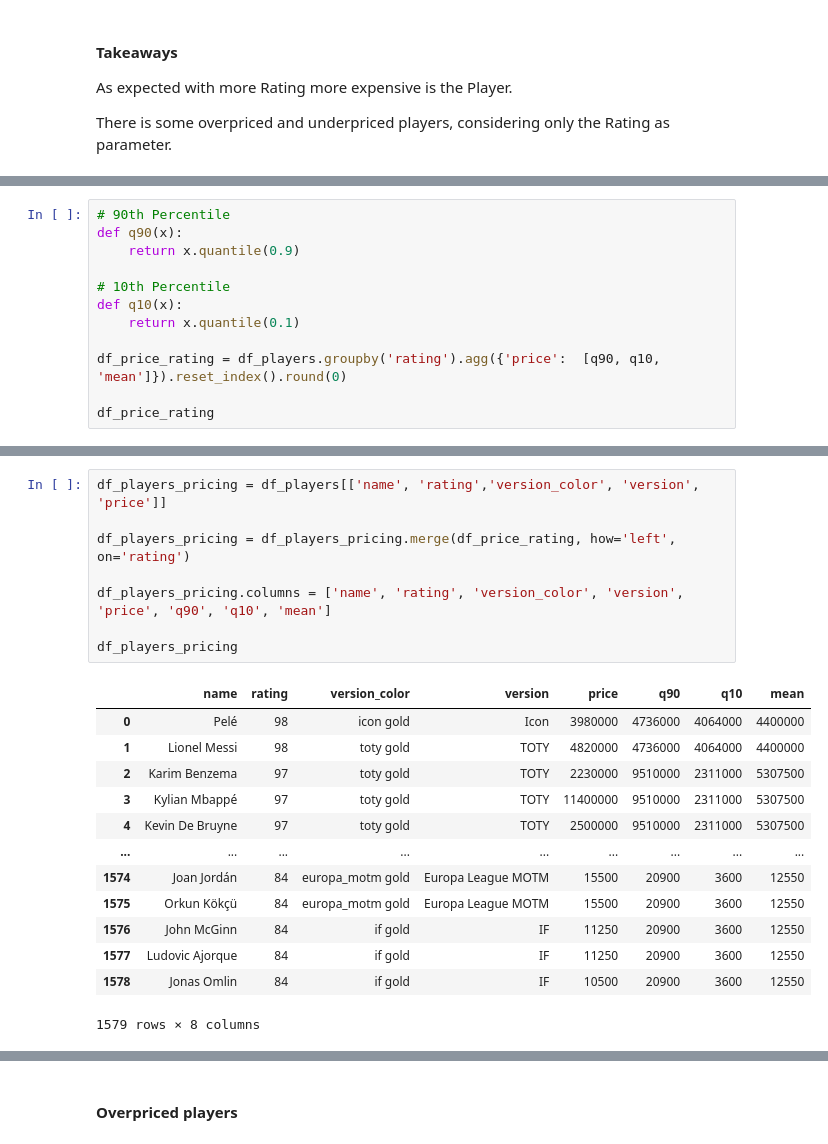
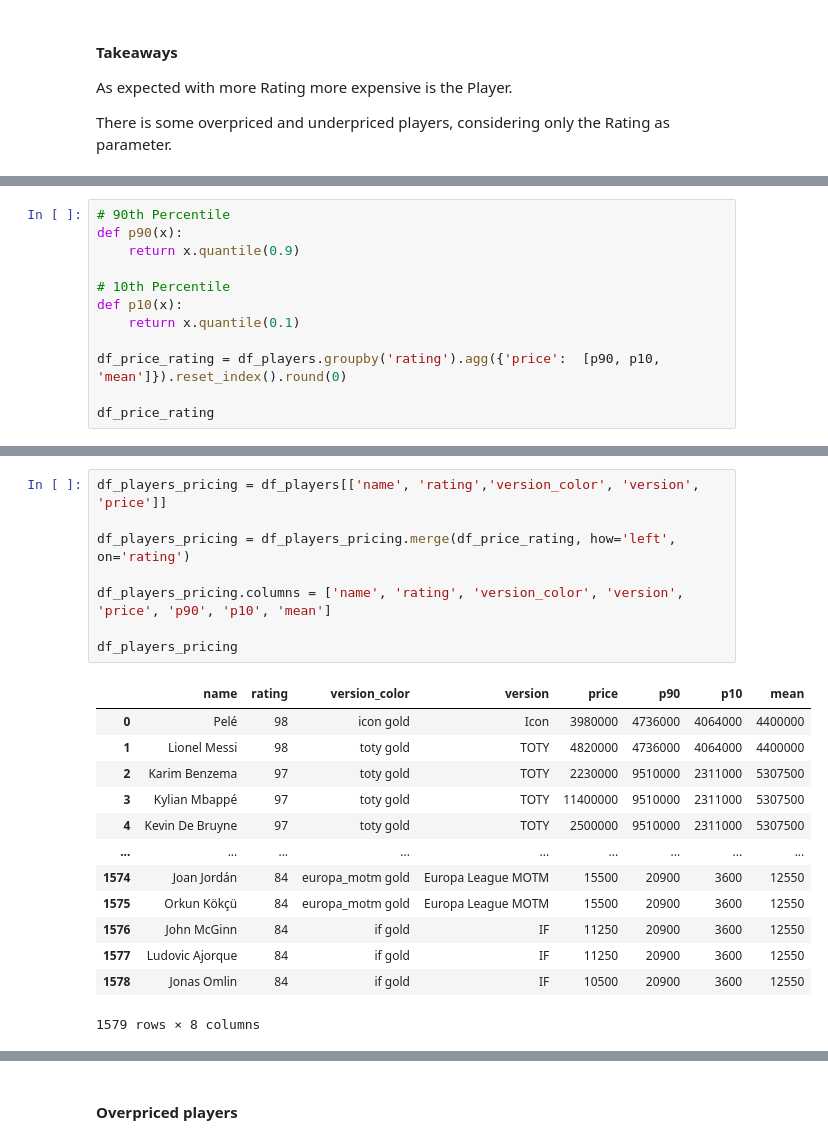
Before and after one commit to felipemayer/fut-23-analysis, a Jupyter notebook: players_analysis.ipynb, the cells around one changed output, grey strips where cells are left out. Saved outputs shown, nothing was run; the diff lists cells and outputs as text.

```diff
--- a/players_analysis.ipynb
+++ b/players_analysis.ipynb
@@ -657,13 +657,13 @@ Which players is overpriced/ underpriced considering the outliers per Rating? Th
 # %%
 # 90th Percentile
-def q90(x):
+def p90(x):
     return x.quantile(0.9)
 
 # 10th Percentile
-def q10(x):
+def p10(x):
     return x.quantile(0.1)
 
-df_price_rating = df_players.groupby('rating').agg({'price':  [q90, q10, 'mean']}).reset_index().round(0)
+df_price_rating = df_players.groupby('rating').agg({'price':  [p90, p10, 'mean']}).reset_index().round(0)
 
 df_price_rating
 # %% [output]
@@ -688,13 +688,13 @@ df_price_rating
 # %%
 df_players_pricing = df_players[['name', 'rating','version_color', 'version', 'price']]
 
 df_players_pricing = df_players_pricing.merge(df_price_rating, how='left', on='rating')
 
-df_players_pricing.columns = ['name', 'rating', 'version_color', 'version', 'price', 'q90', 'q10', 'mean']
+df_players_pricing.columns = ['name', 'rating', 'version_color', 'version', 'price', 'p90', 'p10', 'mean']
 
 df_players_pricing
 # %% [output]
-|  | name | rating | version_color | version | price | q90 | q10 | mean |
+|  | name | rating | version_color | version | price | p90 | p10 | mean |
 | 0 | Pelé | 98 | icon gold | Icon | 3980000 | 4736000 | 4064000 | 4400000 |
 | 1 | Lionel Messi | 98 | toty gold | TOTY | 4820000 | 4736000 | 4064000 | 4400000 |
 | 2 | Karim Benzema | 97 | toty gold | TOTY | 2230000 | 9510000 | 2311000 | 5307500 |
```
Also changed, not shown: parts of 8 cells of this notebook.
